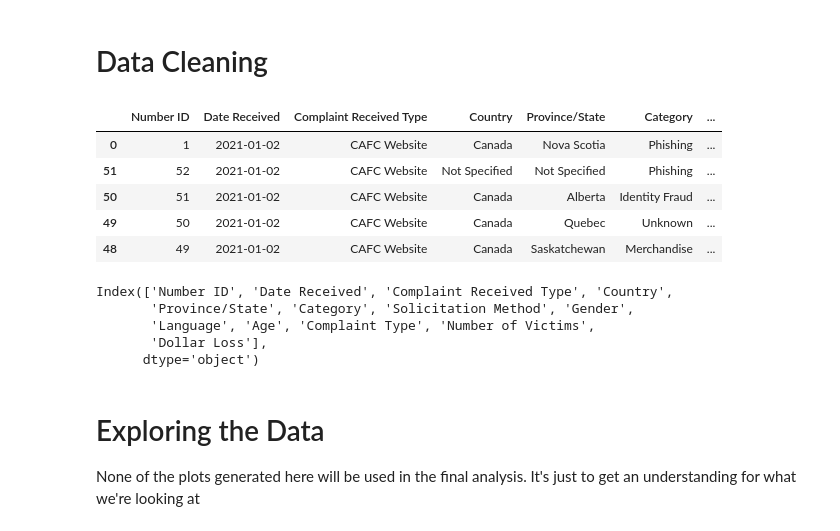
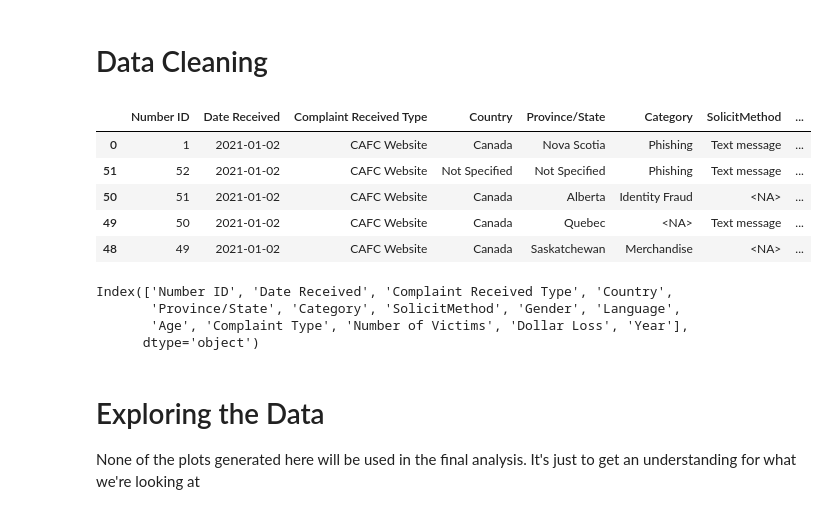
Before and after one commit to Michael-Kummer/Website-Notebooks, a Jupyter notebook: Senior Fraud/Cad Fraud.ipynb, the cells around one changed output. Cells and saved outputs as stored; diff of their text form; code cells hidden in the pictures.

Commit message:
Initial Commit for Senior Fraud

```diff
--- a/Senior Fraud/Cad Fraud.ipynb
+++ b/Senior Fraud/Cad Fraud.ipynb
@@ -34,47 +37,59 @@ fraudData = rawdata.rename(columns={"Numero d'identification / Number ID": "Numb
                                     "Victim Age Range / Tranche d'age des victimes":  "Age",
                                     "Number of Victims / Nombre de victimes":"Number of Victims",
                                     "Dollar Loss /pertes financieres":"Dollar Loss",
                                     "Fraud and Cybercrime Thematic Categories":"Category",
-                                    "Language of Correspondence":"Language"})
+                                    "Language of Correspondence":"Language",
+                                    "Solicitation Method":"SolicitMethod"})
 
 #Clean Values
 # Remove leading apostrophes
 fraudData.loc[:, "Age"] = fraudData["Age"].str.replace("^'", "", regex=True)
 fraudData.loc[fraudData["Age"] == "Not Available / non disponible", "Age"] = pd.NA
+fraudData.loc[fraudData["Age"] == "Deceased / Décédé", "Age"] = pd.NA
+fraudData.loc[fraudData["Age"] == "Business / Entreprise", "Age"] = pd.NA
+fraudData.loc[fraudData["Gender"] == "Not Available", "Gender"] = pd.NA
+fraudData.loc[fraudData["Gender"] == "Other", "Gender"] = pd.NA
+fraudData.loc[fraudData["Gender"] == "Unknown", "Gender"] = pd.NA
+fraudData.loc[fraudData["Gender"] == "Prefer not to say", "Gender"] = pd.NA
+fraudData.loc[fraudData["Language"] == "Not Available", "Language"] = pd.NA
+fraudData.loc[fraudData["Province/State"] == "Not Available", "Province/State"] = pd.NA
+fraudData.loc[fraudData["SolicitMethod"] == "Other/unknown", "SolicitMethod"] = pd.NA
+fraudData.loc[fraudData["SolicitMethod"] == "Not Available", "SolicitMethod"] = pd.NA
+fraudData.loc[fraudData["Category"] == "Unknown", "Category"] = pd.NA
 
 # Have to remove the $ and comma to get an actual integer
 fraudData['Dollar Loss'] = (fraudData['Dollar Loss']
                             .str.replace('$', '', regex=False)
                             .str.replace(',', '', regex=False)
                             .astype(float)
                             .astype(int))
 #Convert Date/Time to Pandas + sort
 fraudData["Date Received"] = pd.to_datetime(fraudData["Date Received"])
 fraudData = fraudData.sort_values("Date Received")
+fraudData['Year'] = pd.DatetimeIndex(fraudData['Date Received']).year
 #
 fraudData.loc[fraudData["Complaint Type"] == "Attempt", "Dollar Loss"] = pd.NA
 
 
 #Make two new Dataframes - One that is for individuals who were
 #scammed and one for those who put in a complaint
 victimData  = fraudData[fraudData["Complaint Type"]== "Victim"]
 attemptData = fraudData[fraudData["Complaint Type"]== "Attempt"]
 
 fraudData.head()
 # %% [output]
-|  | Number ID | Date Received | Complaint Received Type | Country | Province/State | Category | ... |
-| 0 | 1 | 2021-01-02 | CAFC Website | Canada | Nova Scotia | Phishing | ... |
-| 51 | 52 | 2021-01-02 | CAFC Website | Not Specified | Not Specified | Phishing | ... |
-| 50 | 51 | 2021-01-02 | CAFC Website | Canada | Alberta | Identity Fraud | ... |
-| 49 | 50 | 2021-01-02 | CAFC Website | Canada | Quebec | Unknown | ... |
-| 48 | 49 | 2021-01-02 | CAFC Website | Canada | Saskatchewan | Merchandise | ... |
+|  | Number ID | Date Received | Complaint Received Type | Country | Province/State | Category | SolicitMethod | ... |
+| 0 | 1 | 2021-01-02 | CAFC Website | Canada | Nova Scotia | Phishing | Text message | ... |
+| 51 | 52 | 2021-01-02 | CAFC Website | Not Specified | Not Specified | Phishing | Text message | ... |
+| 50 | 51 | 2021-01-02 | CAFC Website | Canada | Alberta | Identity Fraud | <NA> | ... |
+| 49 | 50 | 2021-01-02 | CAFC Website | Canada | Quebec | <NA> | Text message | ... |
+| 48 | 49 | 2021-01-02 | CAFC Website | Canada | Saskatchewan | Merchandise | <NA> | ... |
 # %%
 print(fraudData.columns)
 # %% [output]
 Index(['Number ID', 'Date Received', 'Complaint Received Type', 'Country',
-       'Province/State', 'Category', 'Solicitation Method', 'Gender',
-       'Language', 'Age', 'Complaint Type', 'Number of Victims',
-       'Dollar Loss'],
+       'Province/State', 'Category', 'SolicitMethod', 'Gender', 'Language',
+       'Age', 'Complaint Type', 'Number of Victims', 'Dollar Loss', 'Year'],
       dtype='object')
 # %% [markdown]
 # Exploring the Data
```
Also changed, not shown: parts of 33 cells of this notebook, 9 other files.
